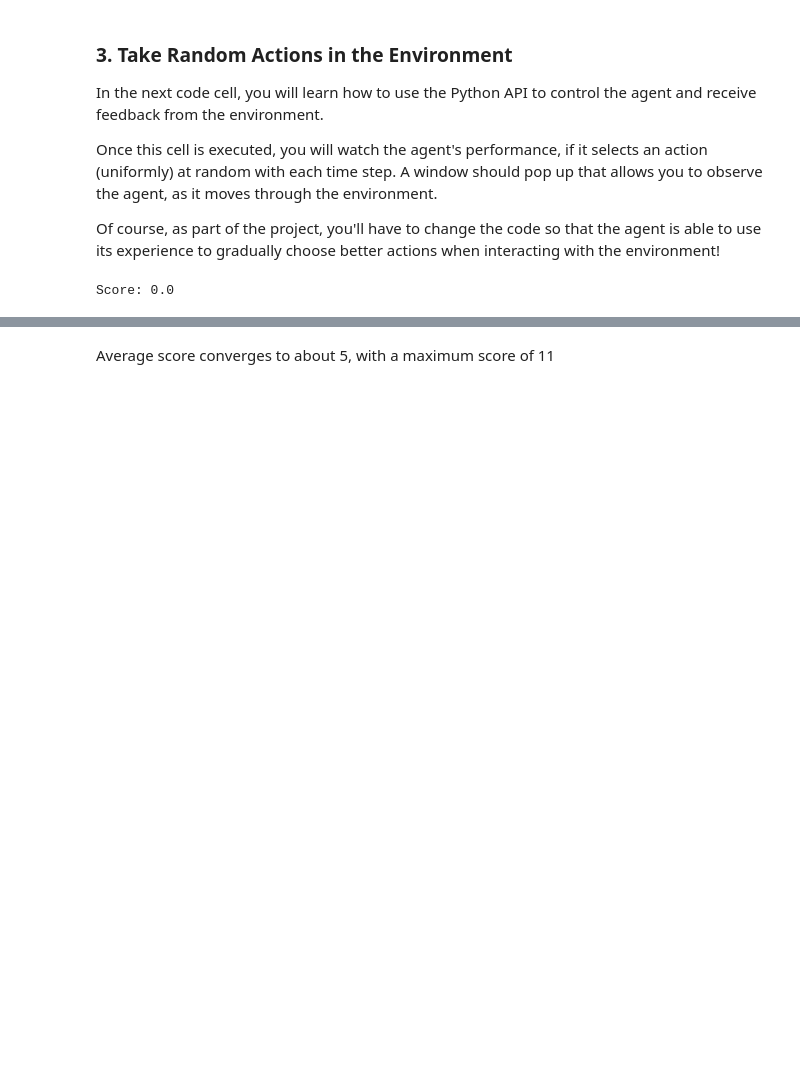
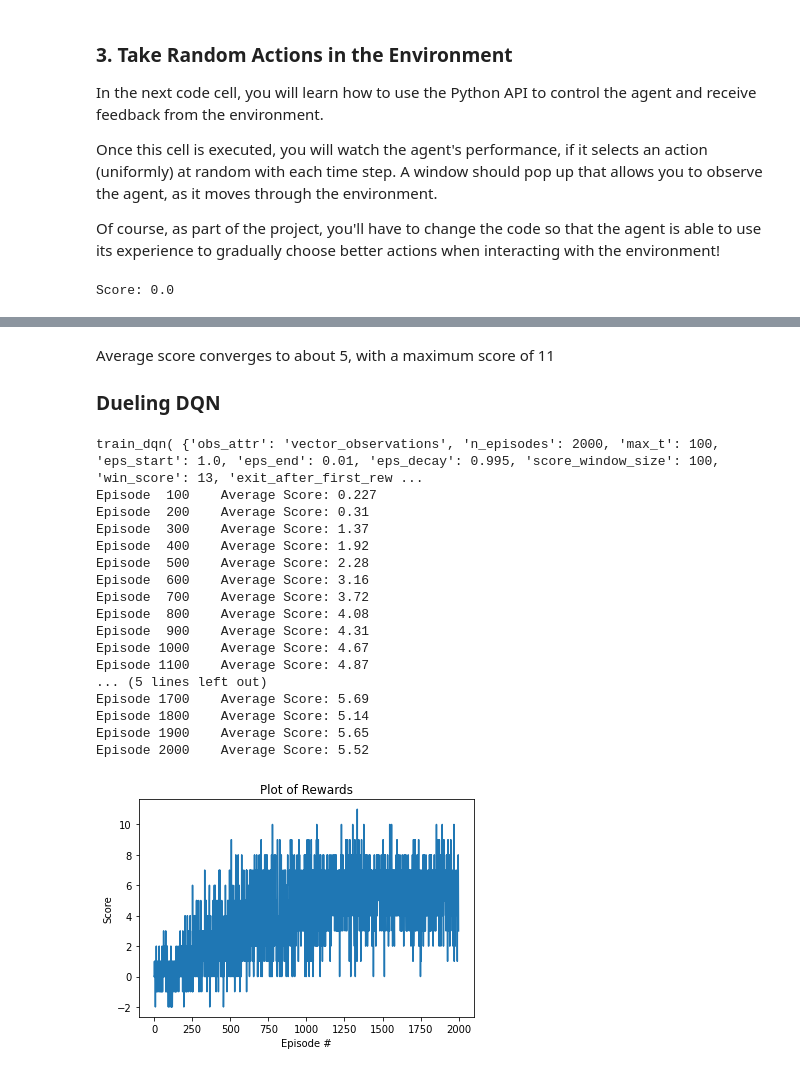
Before and after one commit to JamesMcGuigan/udacity-deep-reinforcement-learning, a Jupyter notebook: p1_navigation/Navigation.ipynb, the cells around one changed output, grey strips where cells are left out. Drawn from its saved outputs; the diff is of its cells as text; code cells hidden in the pictures; blank space fills up the shorter version.

```diff
--- a/p1_navigation/Navigation.ipynb
+++ b/p1_navigation/Navigation.ipynb
@@ -219,2 +221,47 @@ Episode 2000    Average Score: 5.10
 # %% [markdown]
 Average score converges to about 5, with a maximum score of 11
+
+### Dueling DQN
+# %%
+if __name__ == '__main__':
+    # env   = UnityEnvironment(file_name="./Banana_Linux/Banana.x86_64")
+    state_size, action_size = DQNAgent.get_env_state_action_size(env)  #  state_size == 37, action_size == 4
+
+    scores    = []
+    modelname = f'dueling_dqn'
+    agent     = DQNAgent(state_size, action_size, model_class=DuelingQNetwork)
+    scores = train_dqn(
+        env,
+        agent,
+        n_episodes=2000,
+        filename=f'models/{modelname}.pth'
+    )
+
+    # plot the scores
+    fig = plt.figure()
+    ax = fig.add_subplot(111)
+    plt.plot(np.arange(len(scores)), scores)
+    plt.title('Plot of Rewards')
+    plt.ylabel('Score')
+    plt.xlabel('Episode #')
+    plt.savefig(f'models/{modelname}.png', bbox_inches='tight')
+    plt.show()
+# %% [output]
+train_dqn( {'obs_attr': 'vector_observations', 'n_episodes': 2000, 'max_t': 100, 'eps_start': 1.0, 'eps_end': 0.01, 'eps_decay': 0.995, 'score_window_size': 100, 'win_score': 13, 'exit_after_first_rew ...
+Episode  100    Average Score: 0.227
+Episode  200    Average Score: 0.31
+Episode  300    Average Score: 1.37
+Episode  400    Average Score: 1.92
+Episode  500    Average Score: 2.28
+Episode  600    Average Score: 3.16
+Episode  700    Average Score: 3.72
+Episode  800    Average Score: 4.08
+Episode  900    Average Score: 4.31
+Episode 1000    Average Score: 4.67
+Episode 1100    Average Score: 4.87
+... (5 lines left out)
+Episode 1700    Average Score: 5.69
+Episode 1800    Average Score: 5.14
+Episode 1900    Average Score: 5.65
+Episode 2000    Average Score: 5.52
+[figure, added]
```
Also changed, not shown: parts of 3 cells of this notebook, 2 other files.
